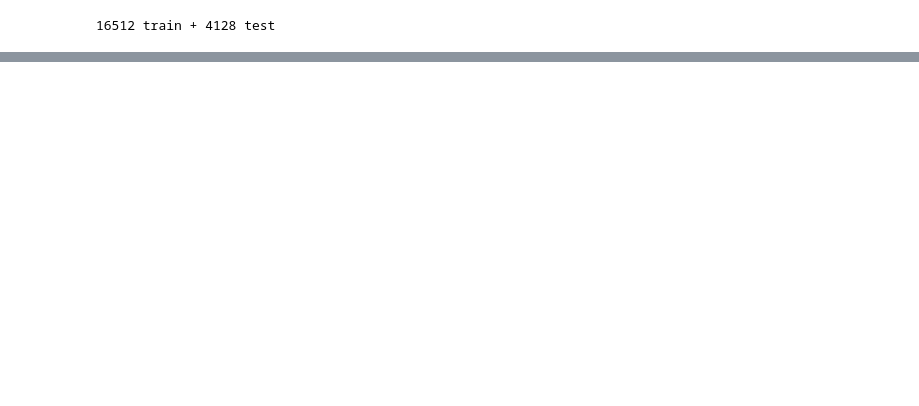
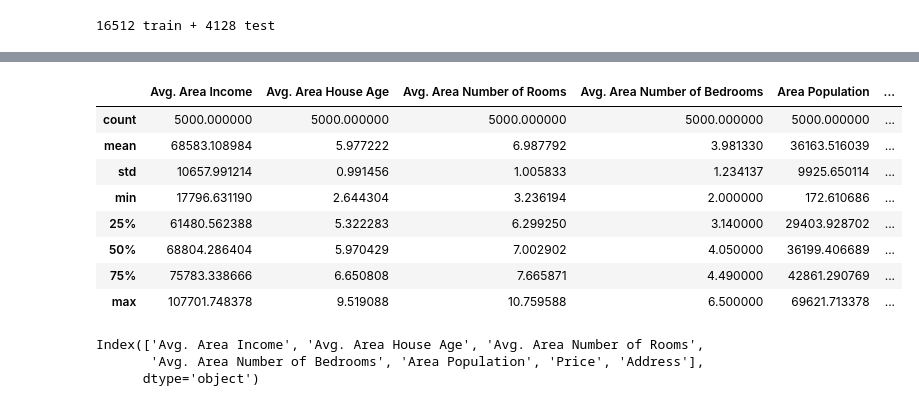
Before and after one commit to tommy3531/PythonStockTrader, a Jupyter notebook: Virtual_env/machine_learning.ipynb, the cells around one changed output, grey strips where cells are left out. Saved outputs shown, nothing was run; the diff lists cells and outputs as text; code cells hidden in the pictures; blank space fills up the shorter version.

```diff
--- a/Virtual_env/machine_learning.ipynb
+++ b/Virtual_env/machine_learning.ipynb
@@ -133,0 +150,18 @@ housing
+# %%
+USAhosuing.describe()
+# %% [output]
+|  | Avg. Area Income | Avg. Area House Age | Avg. Area Number of Rooms | Avg. Area Number of Bedrooms | Area Population | ... |
+| count | 5000.000000 | 5000.000000 | 5000.000000 | 5000.000000 | 5000.000000 | ... |
+| mean | 68583.108984 | 5.977222 | 6.987792 | 3.981330 | 36163.516039 | ... |
+| std | 10657.991214 | 0.991456 | 1.005833 | 1.234137 | 9925.650114 | ... |
+| min | 17796.631190 | 2.644304 | 3.236194 | 2.000000 | 172.610686 | ... |
+| 25% | 61480.562388 | 5.322283 | 6.299250 | 3.140000 | 29403.928702 | ... |
+| 50% | 68804.286404 | 5.970429 | 7.002902 | 4.050000 | 36199.406689 | ... |
+| 75% | 75783.338666 | 6.650808 | 7.665871 | 4.490000 | 42861.290769 | ... |
+| max | 107701.748378 | 9.519088 | 10.759588 | 6.500000 | 69621.713378 | ... |
+# %%
+USAhosuing.columns
+# %% [output]
+Index(['Avg. Area Income', 'Avg. Area House Age', 'Avg. Area Number of Rooms',
+       'Avg. Area Number of Bedrooms', 'Area Population', 'Price', 'Address'],
+      dtype='object')
```
Also changed, not shown: parts of 29 cells of this notebook, 3 other files.
